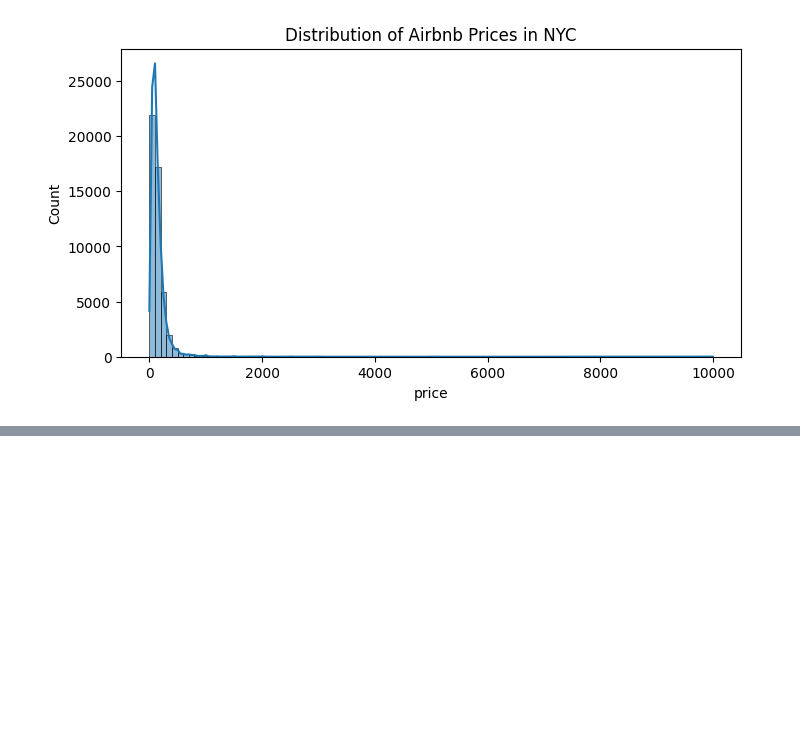
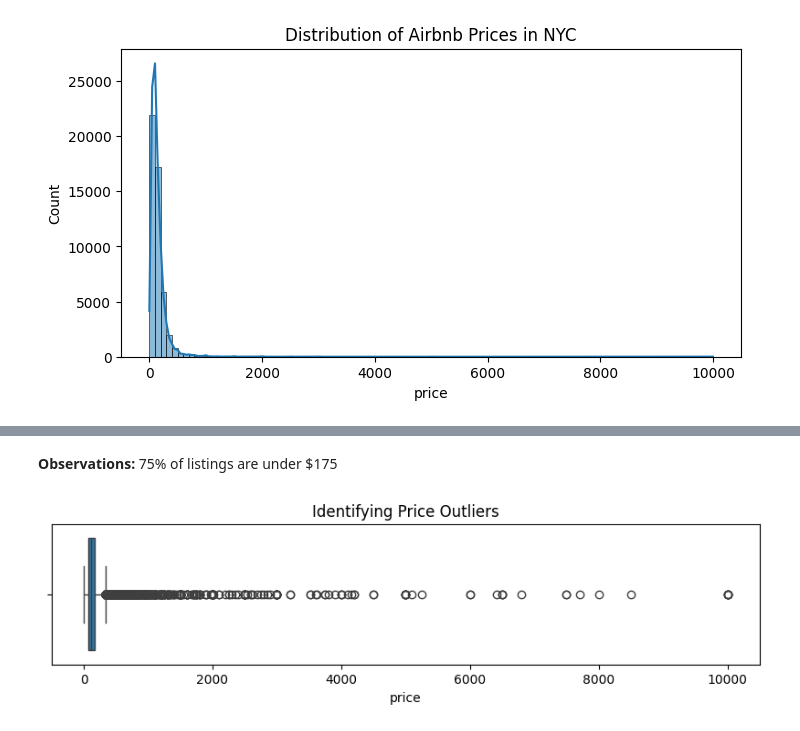
Before and after one commit to mrbhawsar33/predict-airbnb-prices, a Jupyter notebook: notebooks/eda.ipynb, the cells around one changed output, grey strips where cells are left out. Saved outputs shown, nothing was run; the diff lists cells and outputs as text; code cells hidden in the pictures; blank space fills up the shorter version.

```diff
--- a/notebooks/eda.ipynb
+++ b/notebooks/eda.ipynb
@@ -32,0 +43,10 @@ plt.show()
+# %% [markdown]
+**Observations:**
+75% of listings are under $175
+# %%
+plt.figure(figsize=(10, 2))
+sns.boxplot(x=df['price'])
+plt.title('Identifying Price Outliers')
+plt.show()
+# %% [output]
+[figure, added]
```
Also changed, not shown: parts of 8 cells of this notebook, 1 other file.
